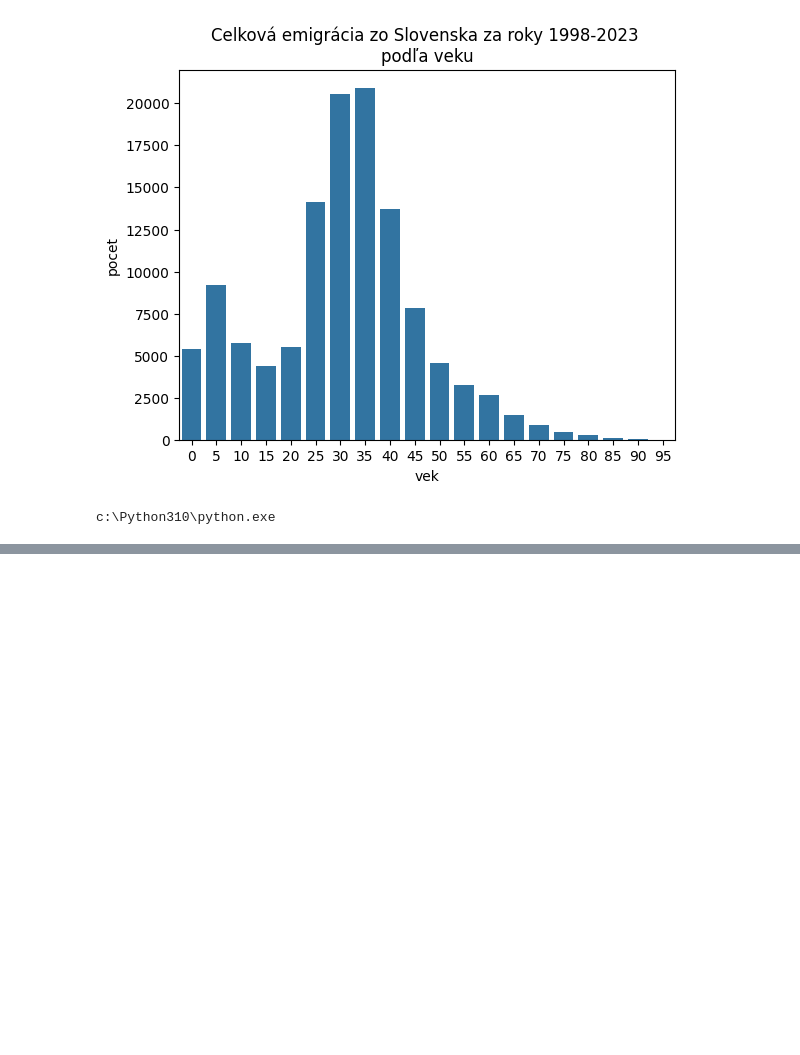
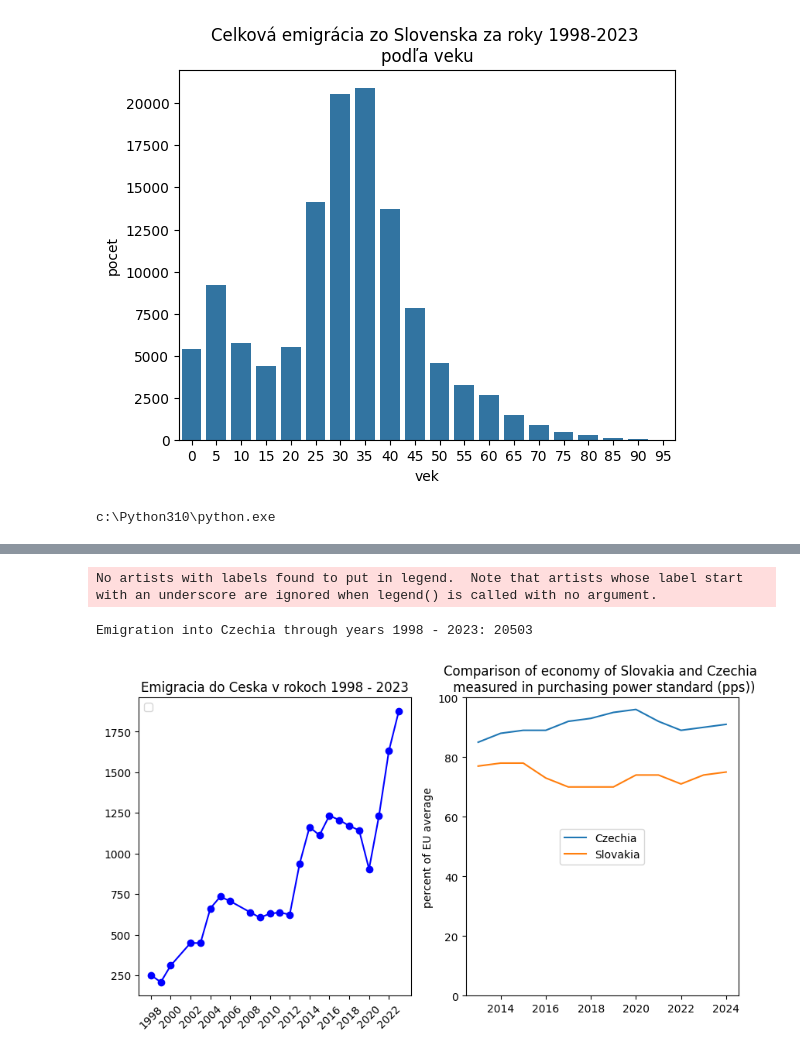
Before and after one commit to jatofi-official/migration-eu-analysis, a Jupyter notebook: Notebooks/Slovenska_Emigracia_Ado.ipynb, the cells around one changed output, grey strips where cells are left out. Cells and saved outputs as stored; diff of their text form; code cells hidden in the pictures; blank space fills up the shorter version.

```diff
--- a/Notebooks/Slovenska_Emigracia_Ado.ipynb
+++ b/Notebooks/Slovenska_Emigracia_Ado.ipynb
@@ -124,0 +173,33 @@ draw_choropleth(into_countries, column = 'count', save_name=False)
+# %%
+def draw_country_time_plot(axis, country, title):
+    yearly_totals = emigr.query("age == 'TOTAL' and sex == 'Total' and target_country == @country")\
+                         .groupby('year')['count'].sum()
+
+    print(f"Emigration into {country} through years 1998 - 2023:", yearly_totals.sum())
+    axis.plot(yearly_totals.index, yearly_totals, '-bo')  # label added
+    axis.legend()
+    axis.set_title(title)
+    axis.set_xticks(list(range(1998, 2024, 2)))
+    # takto treba nastavit rotaciu:
+    axis.tick_params(axis='x', rotation=45)
+
+
+figure, axis = plt.subplots(1,2, figsize = (10,5))
+draw_country_time_plot(axis[0], 'Czechia', 'Emigracia do Ceska v rokoch 1998 - 2023')
+
+# Comparison of economical situation:
+pps_stats = pd.read_csv('../Data/economy/GDP_per_capita_in_PPS.csv')
+#display(pps_stats)
+cz_sk = pps_stats.query("geo in ('Czechia', 'Slovakia')")
+#display(cz_sk)
+axis[1] = sns.lineplot(data = cz_sk, x = 'TIME_PERIOD', y = 'OBS_VALUE', hue = 'geo')
+axis[1].legend(title = '', loc = 'center')
+axis[1].set_title('Comparison of economy of Slovakia and Czechia \n measured in purchasing power standard (pps))')
+axis[1].set_ylabel('percent of EU average')
+axis[1].set_xlabel('')
+axis[1].set_ylim(0, 100)
+pass
+# %% [output]
+No artists with labels found to put in legend.  Note that artists whose label start with an underscore are ignored when legend() is called with no argument.
+Emigration into Czechia through years 1998 - 2023: 20503
+[figure, added]
```
Also changed, not shown: parts of 6 cells of this notebook.
